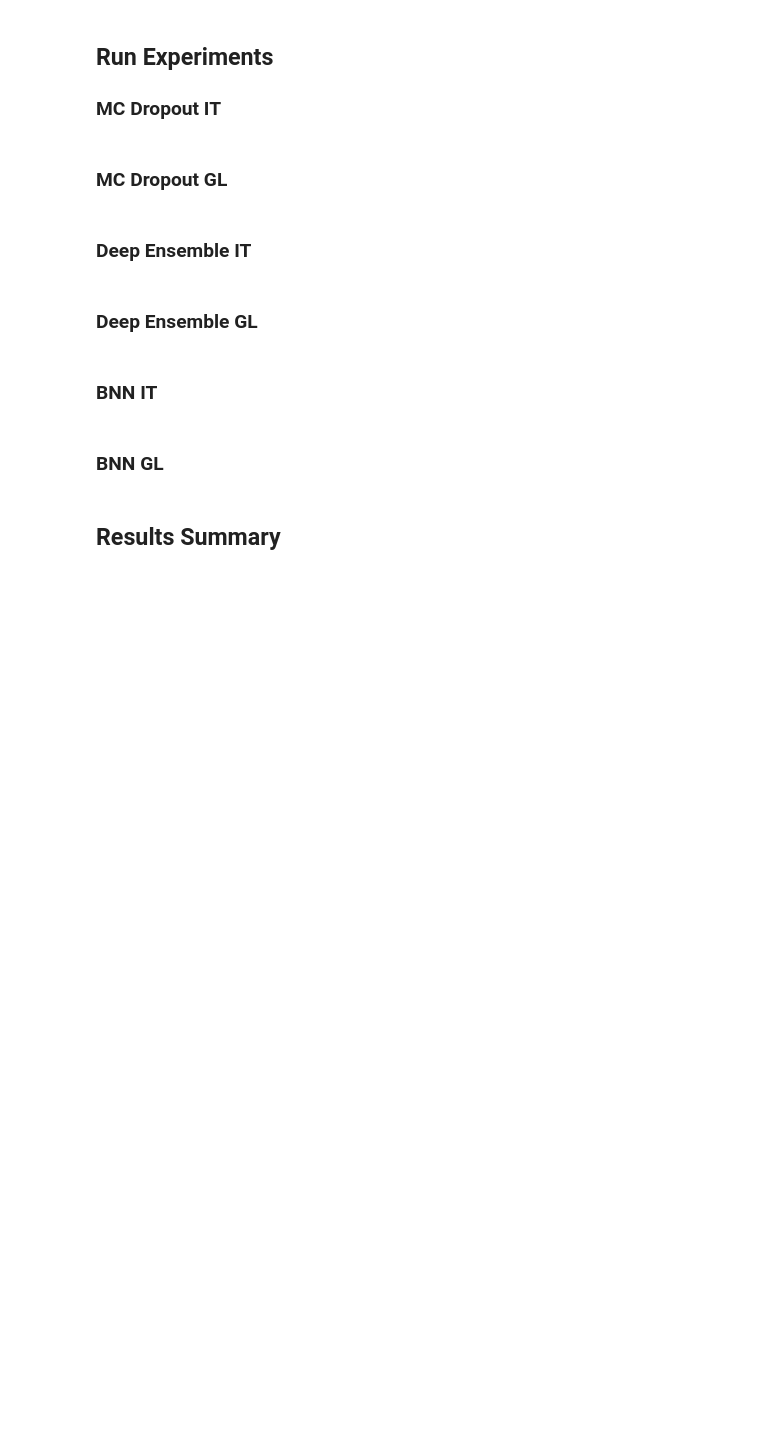
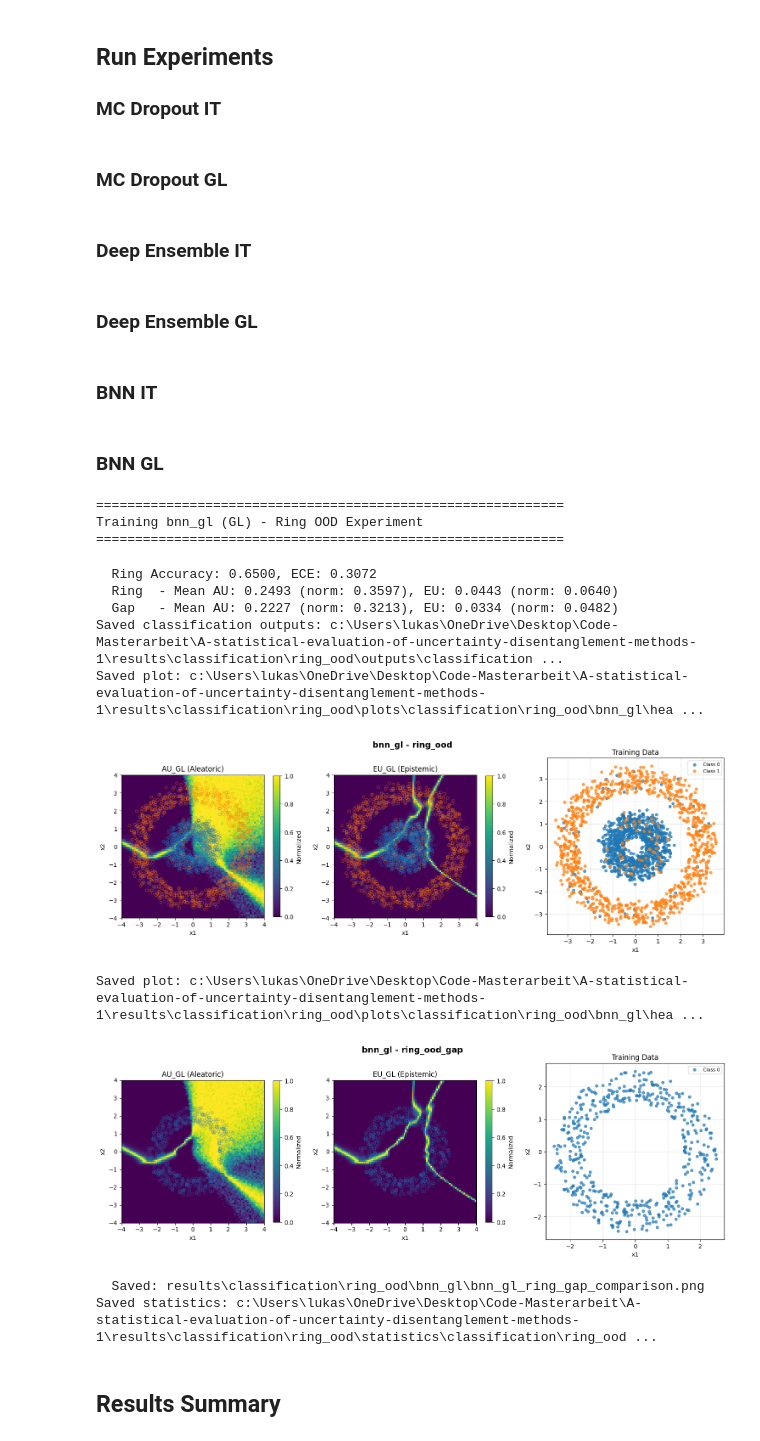
Before and after one commit to LukasWestermann/A-statistical-evaluation-of-uncertainty-disentanglement-methods, a Jupyter notebook: Experiments/Classification_Ring_OOD.ipynb, the cells around one changed output. Saved outputs shown, nothing was run; the diff lists cells and outputs as text; code cells hidden in the pictures; blank space fills up the shorter version.

```diff
--- a/Experiments/Classification_Ring_OOD.ipynb
+++ b/Experiments/Classification_Ring_OOD.ipynb
@@ -174,8 +176,24 @@ results_bnn_it = run_bnn_it_ring_ood_experiment(
 # %%
 results_bnn_gl = run_bnn_gl_ring_ood_experiment(
     base_cfg=base_cfg,
     seed=seed,
+    samples = 2,
+    warmup = 2
 )
+# %% [output]
+============================================================
+Training bnn_gl (GL) - Ring OOD Experiment
+============================================================
+  Ring Accuracy: 0.6500, ECE: 0.3072
+  Ring  - Mean AU: 0.2493 (norm: 0.3597), EU: 0.0443 (norm: 0.0640)
+  Gap   - Mean AU: 0.2227 (norm: 0.3213), EU: 0.0334 (norm: 0.0482)
+Saved classification outputs: c:\Users\lukas\OneDrive\Desktop\Code-Masterarbeit\A-statistical-evaluation-of-uncertainty-disentanglement-methods-1\results\classification\ring_ood\outputs\classification ...
+Saved plot: c:\Users\lukas\OneDrive\Desktop\Code-Masterarbeit\A-statistical-evaluation-of-uncertainty-disentanglement-methods-1\results\classification\ring_ood\plots\classification\ring_ood\bnn_gl\hea ...
+[figure, added]
+Saved plot: c:\Users\lukas\OneDrive\Desktop\Code-Masterarbeit\A-statistical-evaluation-of-uncertainty-disentanglement-methods-1\results\classification\ring_ood\plots\classification\ring_ood\bnn_gl\hea ...
+[figure, added]
+  Saved: results\classification\ring_ood\bnn_gl\bnn_gl_ring_gap_comparison.png
+Saved statistics: c:\Users\lukas\OneDrive\Desktop\Code-Masterarbeit\A-statistical-evaluation-of-uncertainty-disentanglement-methods-1\results\classification\ring_ood\statistics\classification\ring_ood ...
 # %% [markdown]
 ## Results Summary
 # %%
```
Also changed, not shown: parts of 1 cell of this notebook, 6 other files.
